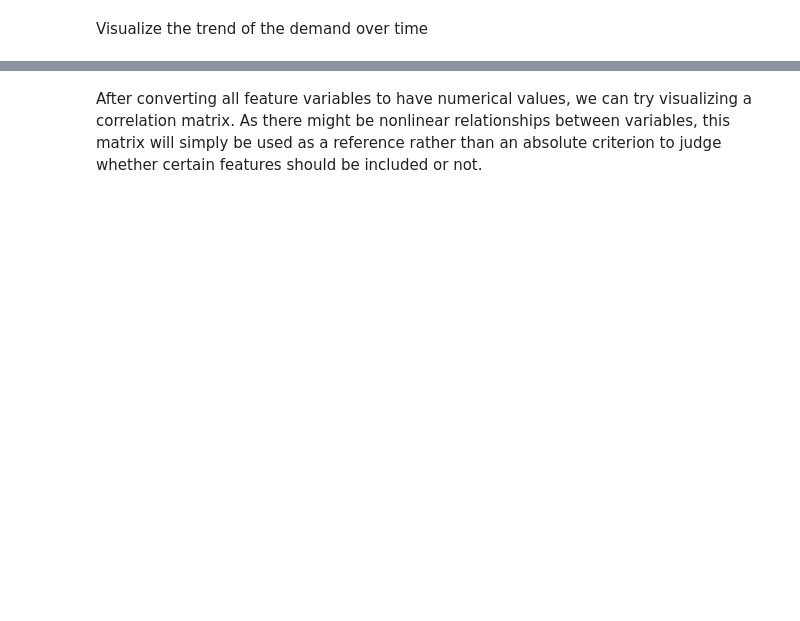
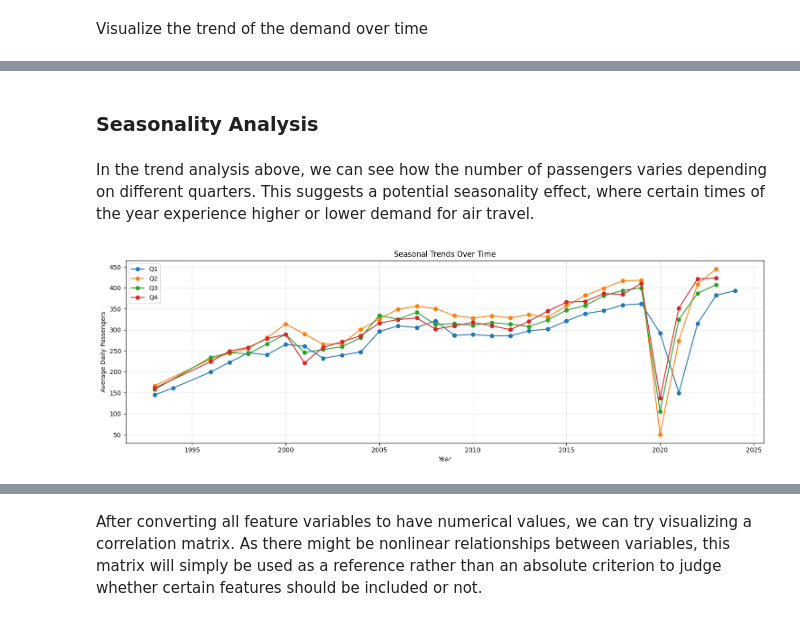
Before and after one commit to hchoi0309/US-Airlines-Flight-Routes-Optimization, a Jupyter notebook: notebooks/EDA.ipynb, the cells around one changed output, grey strips where cells are left out. Saved outputs shown, nothing was run; the diff lists cells and outputs as text; code cells hidden in the pictures; blank space fills up the shorter version.

```diff
--- a/notebooks/EDA.ipynb
+++ b/notebooks/EDA.ipynb
@@ -118,0 +133,21 @@ df.drop("year_quarter", axis=1, inplace=True)
+# %% [markdown]
+### Seasonality Analysis
+# %% [markdown]
+In the trend analysis above, we can see how the number of passengers varies depending on different quarters. This suggests a potential seasonality effect, where certain times of the year experience higher or lower demand for air travel.
+# %%
+yearly_quarterly = df.groupby(["year", "quarter"])["daily_passengers"].mean().reset_index()
+
+plt.figure(figsize=(15, 5))
+for quarter in [1, 2, 3, 4]:
+    quarter_data = yearly_quarterly[yearly_quarterly["quarter"] == quarter]
+    plt.plot(quarter_data["year"], quarter_data["daily_passengers"], label=f"Q{quarter}", marker="o")
+
+plt.title("Seasonal Trends Over Time")
+plt.xlabel("Year")
+plt.ylabel("Average Daily Passengers")
+plt.legend()
+plt.grid(True, alpha=0.3)
+plt.tight_layout()
+plt.show()
+# %% [output]
+[figure, added]
```
Also changed, not shown: parts of 11 cells of this notebook, 16 other files.
